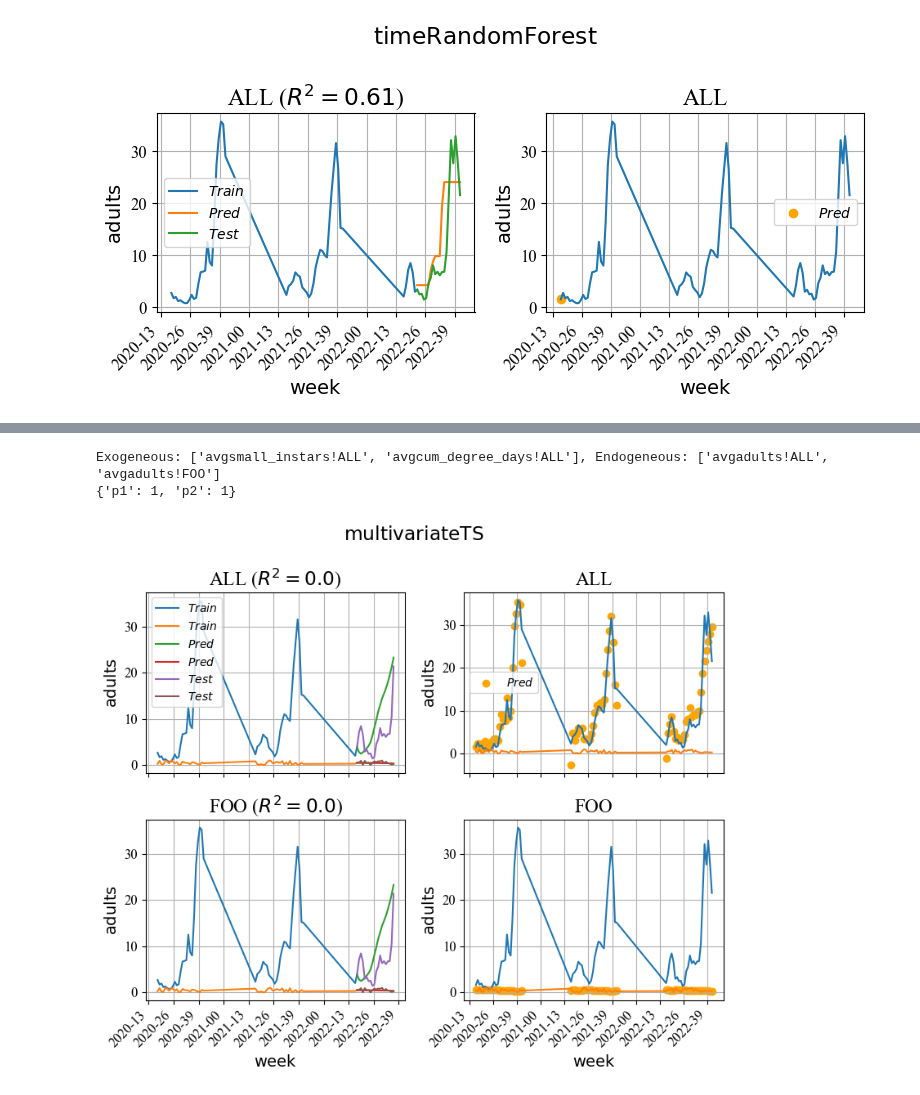
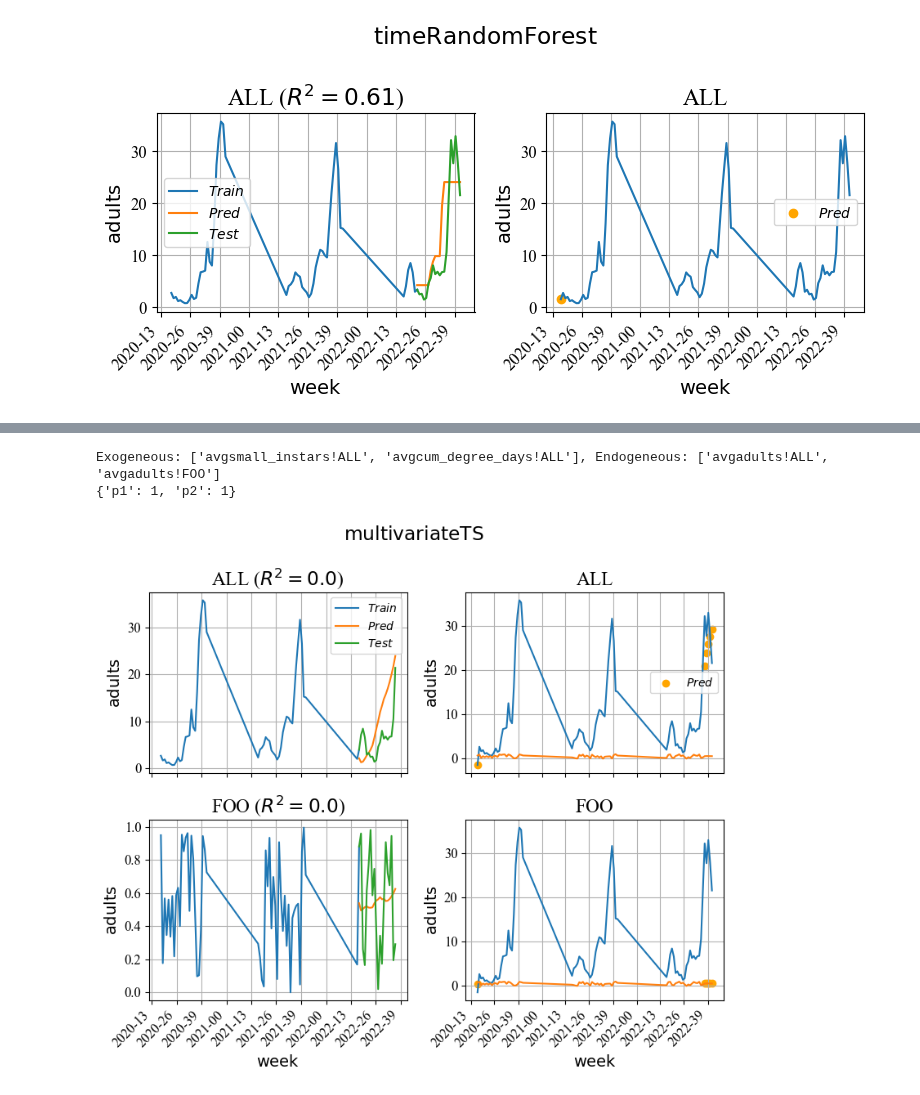
Before and after one commit to big-unibo/explain, a Jupyter notebook: intentional/src/main/python/predict.ipynb, the cells around one changed output, grey strips where cells are left out. Saved outputs shown, nothing was run; the diff lists cells and outputs as text; code cells hidden in the pictures.

Commit message:
fix the visualization of multits

```diff
--- a/intentional/src/main/python/predict.ipynb
+++ b/intentional/src/main/python/predict.ipynb
@@ -409,4 +414,4 @@ def varmax(df, date_attr, target_measure, forecast_steps=test_size):
     all_values[endo] = all_values[endo].fillna(forecast)
     # except Exception as e:
     #     print(e)
-    return mydf, mydf[endo], X_train, Y_train, X_test, Y_test, Y_pred, forecast, best_metric
+    return mydf, mydf[endo], X_train, Y_train, X_test, Y_test, Y_pred, forecast.loc[missing_indices], best_metric
@@ -431,26 +418,26 @@ memory usage: 3.2 KB
 # %%
 def multi_timeseries(df, date_attr, column, target_measure, model, figtitle):
     targets = [x for x in df.columns if sep in x and target_measure in x]
     fig, axs = plt.subplots(len(targets), 2, figsize=(8, 1 + 3*len(targets)), sharex=False, sharey=False)  # Create a figure and subplots
     axs = axs.flatten()  # Flatten the axs array if it's a multi-dimensional array
     i = 0
-    df, y, X_train, y_train, X_test, y_test, y_pred, missing_values_df, value = model(df, date_attr, target_measure)
+    df, y, X_train, Y_train, X_test, Y_test, Y_pred, missing_values_df, value = model(df, date_attr, target_measure)
     for c in targets:
-        plot(fig, axs, df, date_attr, c, y, X_train, y_train, X_test, y_test, y_pred, missing_values_df, value, i, figtitle)
+        plot(fig, axs, df, date_attr, c, y, X_train, Y_train[c], X_test, Y_test[c], Y_pred[c], missing_values_df, value, i, figtitle)
         i += 2
         save(fig, figtitle, c)
     return melt(df, date_attr, column, target_measure)
 
 
 mydf = pdf.copy(deep=True)
 random_series = pd.Series(np.random.rand(len(mydf)))
 n = len(mydf)
 mydf[f"{target_measure}{sep}FOO"] = pd.Series(np.random.rand(len(mydf) - 5))
 adf = multi_timeseries(mydf, date_attr, column, target_measure, varmax, figtitle="multivariateTS")
 # %% [output]
 Exogeneous: ['avgsmall_instars!ALL', 'avgcum_degree_days!ALL'], Endogeneous: ['avgadults!ALL', 'avgadults!FOO']
 {'p1': 1, 'p2': 1}
-[figure, old version]
+[figure, new version]
 # %%
 # def autots(df, target_measure, date_attr, forecast_steps=test_size):
 #     targets = [x for x in df.columns if f"{target_measure}{sep}"  in x]
```
Also changed, not shown: parts of 3 cells of this notebook.
